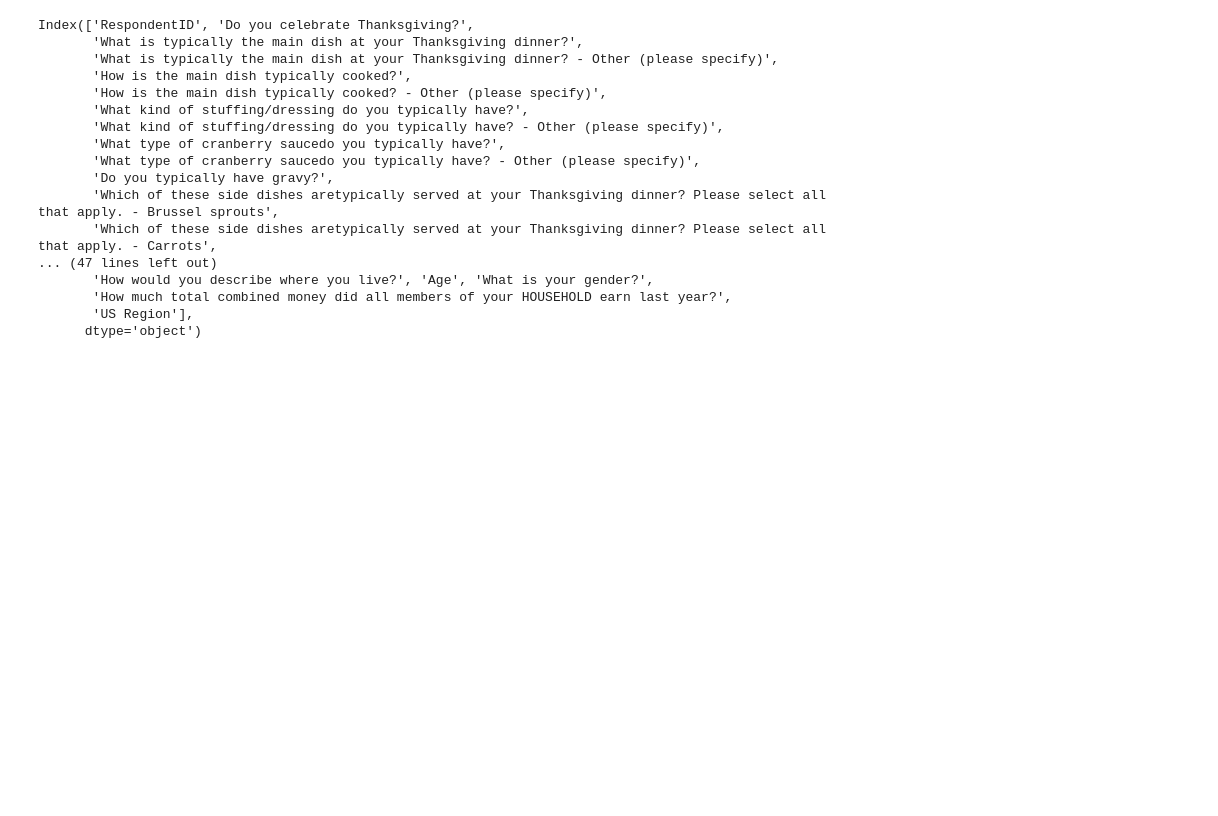
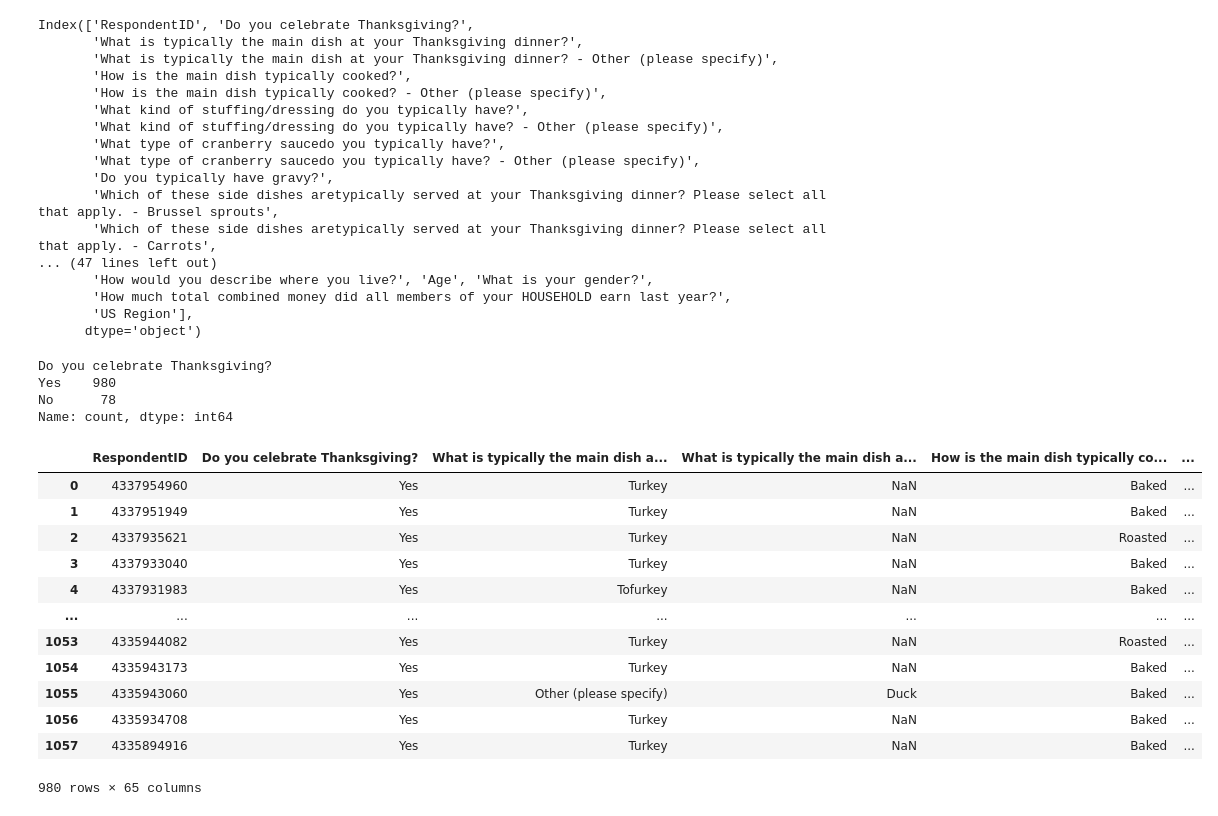
Before and after one commit to annintech-cmyk/data-cleaning-from-scrach-numpy-pandas, a Jupyter notebook: filter.ipynb, the cells around one changed output. Drawn from its saved outputs; the diff is of its cells as text; code cells hidden in the pictures; blank space fills up the shorter version.

```diff
--- a/filter.ipynb
+++ b/filter.ipynb
@@ -28,3 +28,27 @@ Index(['RespondentID', 'Do you celebrate Thanksgiving?',
        'How much total combined money did all members of your HOUSEHOLD earn last year?',
        'US Region'],
       dtype='object')
+# %%
+data['Do you celebrate Thanksgiving?'].value_counts()
+# %% [output]
+Do you celebrate Thanksgiving?
+Yes    980
+No      78
+Name: count, dtype: int64
+# %%
+data = data[data['Do you celebrate Thanksgiving?'] == 'Yes']
+data
+# %% [output]
+|  | RespondentID | Do you celebrate Thanksgiving? | What is typically the main dish a... | What is typically the main dish a... | How is the main dish typically co... | ... |
+| 0 | 4337954960 | Yes | Turkey | NaN | Baked | ... |
+| 1 | 4337951949 | Yes | Turkey | NaN | Baked | ... |
+| 2 | 4337935621 | Yes | Turkey | NaN | Roasted | ... |
+| 3 | 4337933040 | Yes | Turkey | NaN | Baked | ... |
+| 4 | 4337931983 | Yes | Tofurkey | NaN | Baked | ... |
+| ... | ... | ... | ... | ... | ... | ... |
+| 1053 | 4335944082 | Yes | Turkey | NaN | Roasted | ... |
+| 1054 | 4335943173 | Yes | Turkey | NaN | Baked | ... |
+| 1055 | 4335943060 | Yes | Other (please specify) | Duck | Baked | ... |
+| 1056 | 4335934708 | Yes | Turkey | NaN | Baked | ... |
+| 1057 | 4335894916 | Yes | Turkey | NaN | Baked | ... |
+980 rows × 65 columns
```
Also changed, not shown: parts of 14 cells of this notebook, 2 other files.
